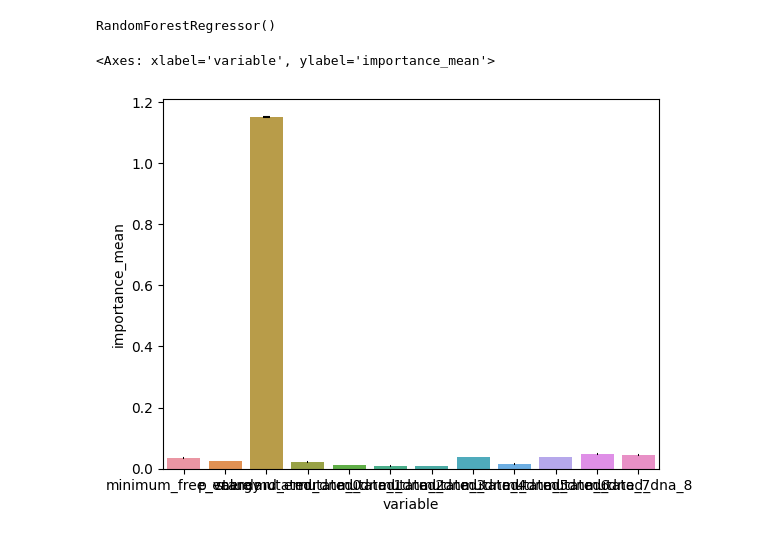
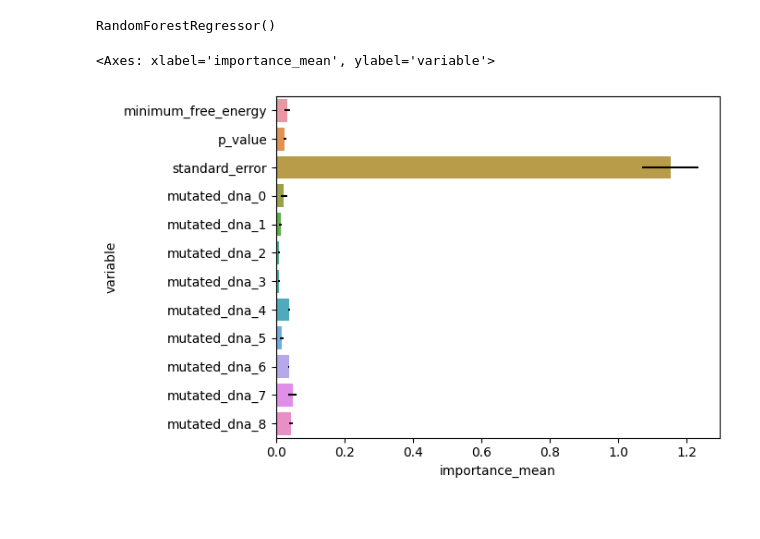
Before and after one commit to aapsonn/GeneticFitness, a Jupyter notebook: notebooks/simple_fitness_analysis copy.ipynb, the cells around one changed output. Drawn from its saved outputs; the diff is of its cells as text; code cells hidden in the pictures.

```diff
--- a/notebooks/simple_fitness_analysis copy.ipynb
+++ b/notebooks/simple_fitness_analysis copy.ipynb
@@ -92,7 +92,8 @@ importance_dict = {
 # %%
 importance_df = pd.DataFrame(importance_dict)
 # %%
-sns.barplot(data=importance_df, y="importance_mean", x="variable", xerr=importance_df["importance_std"])
+plt.subplots_adjust(left=0.15)
+sns.barplot(data=importance_df, x="importance_mean", y="variable", xerr=importance_df["importance_std"])
 # %% [output]
-<Axes: xlabel='variable', ylabel='importance_mean'>
+<Axes: xlabel='importance_mean', ylabel='variable'>
-[figure, old version]
+[figure, new version]
```
Also changed, not shown: 6 other files.
